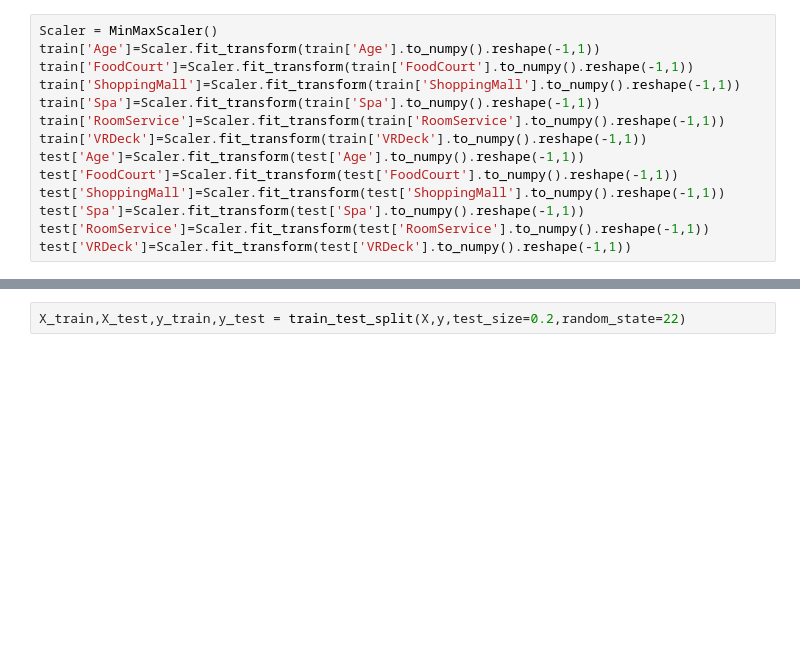
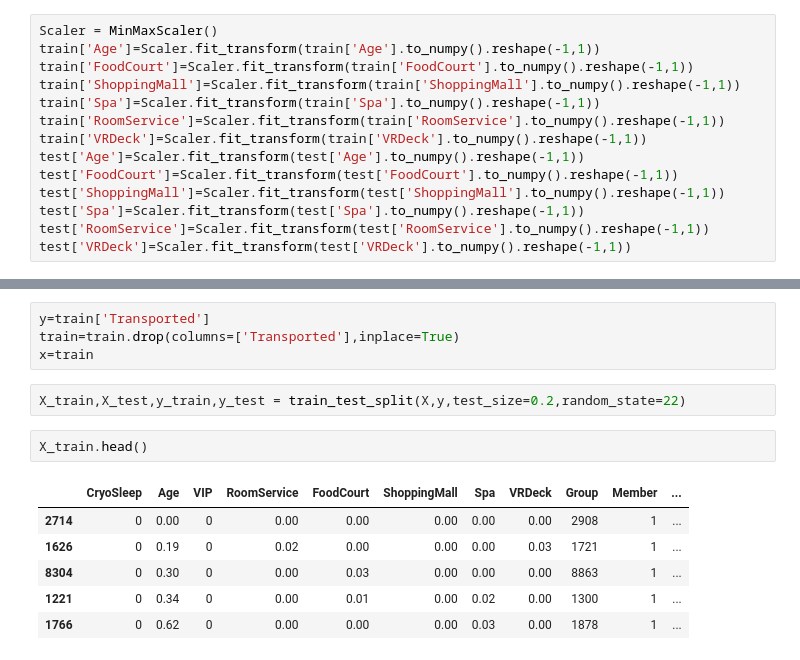
Before and after one commit to ahmedmoheb1/ML-Projects, a Jupyter notebook: Spaceship_Titanic.ipynb, the cells around one changed output, grey strips where cells are left out. Cells and saved outputs as stored; diff of their text form; blank space fills up the shorter version.

```diff
--- a/Spaceship_Titanic.ipynb
+++ b/Spaceship_Titanic.ipynb
@@ -376,7 +381,20 @@ Num              object
 Size              int64
 dtype: object
+# %%
+y=train['Transported']
+train=train.drop(columns=['Transported'],inplace=True)
+x=train
 # %%
 X_train,X_test,y_train,y_test = train_test_split(X,y,test_size=0.2,random_state=22)
+# %%
+X_train.head()
+# %% [output]
+|  | CryoSleep | Age | VIP | RoomService | FoodCourt | ShoppingMall | Spa | VRDeck | Group | Member | ... |
+| 2714 | 0 | 0.00 | 0 | 0.00 | 0.00 | 0.00 | 0.00 | 0.00 | 2908 | 1 | ... |
+| 1626 | 0 | 0.19 | 0 | 0.02 | 0.00 | 0.00 | 0.00 | 0.03 | 1721 | 1 | ... |
+| 8304 | 0 | 0.30 | 0 | 0.00 | 0.03 | 0.00 | 0.00 | 0.00 | 8863 | 1 | ... |
+| 1221 | 0 | 0.34 | 0 | 0.00 | 0.01 | 0.00 | 0.02 | 0.00 | 1300 | 1 | ... |
+| 1766 | 0 | 0.62 | 0 | 0.00 | 0.00 | 0.00 | 0.03 | 0.00 | 1878 | 1 | ... |
 # %%
 log_model= LogisticRegression().fit(X_train,y_train)
 print(log_model.score(X_test,y_test))
```
Also changed, not shown: parts of 35 cells of this notebook.
